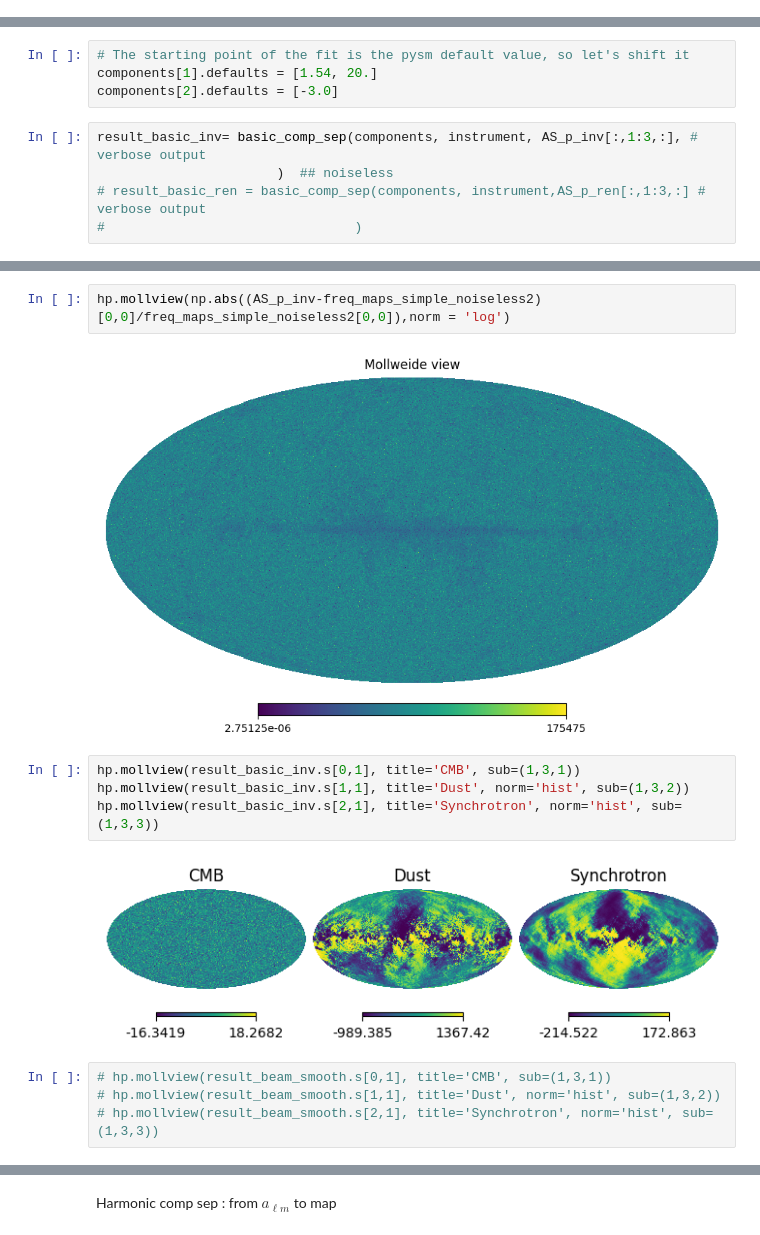
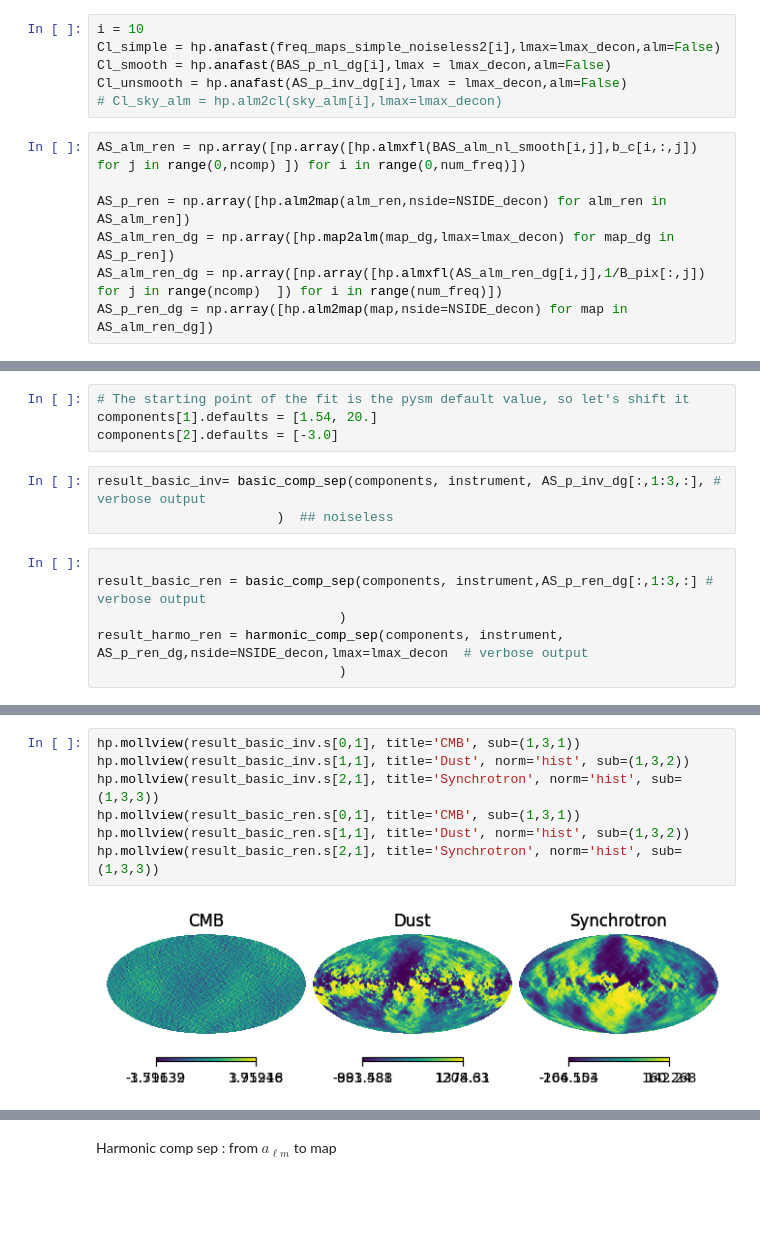
Before and after one commit to julientang/Stage3A, a Jupyter notebook: Noiseless_test.ipynb, the cells around one changed output, grey strips where cells are left out. Drawn from its saved outputs; the diff is of its cells as text; blank space fills up the shorter version.

```diff
--- a/Noiseless_test.ipynb
+++ b/Noiseless_test.ipynb
@@ -352,3 +246,16 @@ py.show()
+# %%
+i = 10
+Cl_simple = hp.anafast(freq_maps_simple_noiseless2[i],lmax=lmax_decon,alm=False)
+Cl_smooth = hp.anafast(BAS_p_nl_dg[i],lmax = lmax_decon,alm=False)
+Cl_unsmooth = hp.anafast(AS_p_inv_dg[i],lmax = lmax_decon,alm=False)
+# Cl_sky_alm = hp.alm2cl(sky_alm[i],lmax=lmax_decon)
+# %%
+AS_alm_ren = np.array([np.array([hp.almxfl(BAS_alm_nl_smooth[i,j],b_c[i,:,j]) for j in range(0,ncomp) ]) for i in range(0,num_freq)])
+
+AS_p_ren = np.array([hp.alm2map(alm_ren,nside=NSIDE_decon) for alm_ren in AS_alm_ren])
+AS_alm_ren_dg = np.array([hp.map2alm(map_dg,lmax=lmax_decon) for map_dg in AS_p_ren])
+AS_alm_ren_dg = np.array([np.array([hp.almxfl(AS_alm_ren_dg[i,j],1/B_pix[:,j]) for j in range(ncomp)  ]) for i in range(num_freq)])
+AS_p_ren_dg = np.array([hp.alm2map(map,nside=NSIDE_decon) for map in AS_alm_ren_dg])
 # %% [markdown]
 ## Component separation
 # %%
@@ -358,7 +265,11 @@ components = [CMB(), Dust(353.), Synchrotron(23.)]
 components[1].defaults = [1.54, 20.]
 components[2].defaults = [-3.0]
 # %%
-result_basic_inv= basic_comp_sep(components, instrument, AS_p_inv[:,1:3,:], # verbose output
+result_basic_inv= basic_comp_sep(components, instrument, AS_p_inv_dg[:,1:3,:], # verbose output
                        )  ## noiseless
-# result_basic_ren = basic_comp_sep(components, instrument,AS_p_ren[:,1:3,:] # verbose output
-#                                )
+# %%
+
+result_basic_ren = basic_comp_sep(components, instrument,AS_p_ren_dg[:,1:3,:] # verbose output
+                               )
+result_harmo_ren = harmonic_comp_sep(components, instrument, AS_p_ren_dg,nside=NSIDE_decon,lmax=lmax_decon  # verbose output
+                               )
@@ -420,14 +334,9 @@ Harmonic + reconvolved
-# %%
-hp.mollview(np.abs((AS_p_inv-freq_maps_simple_noiseless2)[0,0]/freq_maps_simple_noiseless2[0,0]),norm = 'log')
-# %% [output]
-[figure, removed]
 # %%
 hp.mollview(result_basic_inv.s[0,1], title='CMB', sub=(1,3,1))
 hp.mollview(result_basic_inv.s[1,1], title='Dust', norm='hist', sub=(1,3,2))
 hp.mollview(result_basic_inv.s[2,1], title='Synchrotron', norm='hist', sub=(1,3,3))
+hp.mollview(result_basic_ren.s[0,1], title='CMB', sub=(1,3,1))
+hp.mollview(result_basic_ren.s[1,1], title='Dust', norm='hist', sub=(1,3,2))
+hp.mollview(result_basic_ren.s[2,1], title='Synchrotron', norm='hist', sub=(1,3,3))
 # %% [output]
-[figure, old version]
+[figure, new version]
-# %%
-# hp.mollview(result_beam_smooth.s[0,1], title='CMB', sub=(1,3,1))
-# hp.mollview(result_beam_smooth.s[1,1], title='Dust', norm='hist', sub=(1,3,2))
-# hp.mollview(result_beam_smooth.s[2,1], title='Synchrotron', norm='hist', sub=(1,3,3))
```
Also changed, not shown: parts of 72 cells of this notebook.
